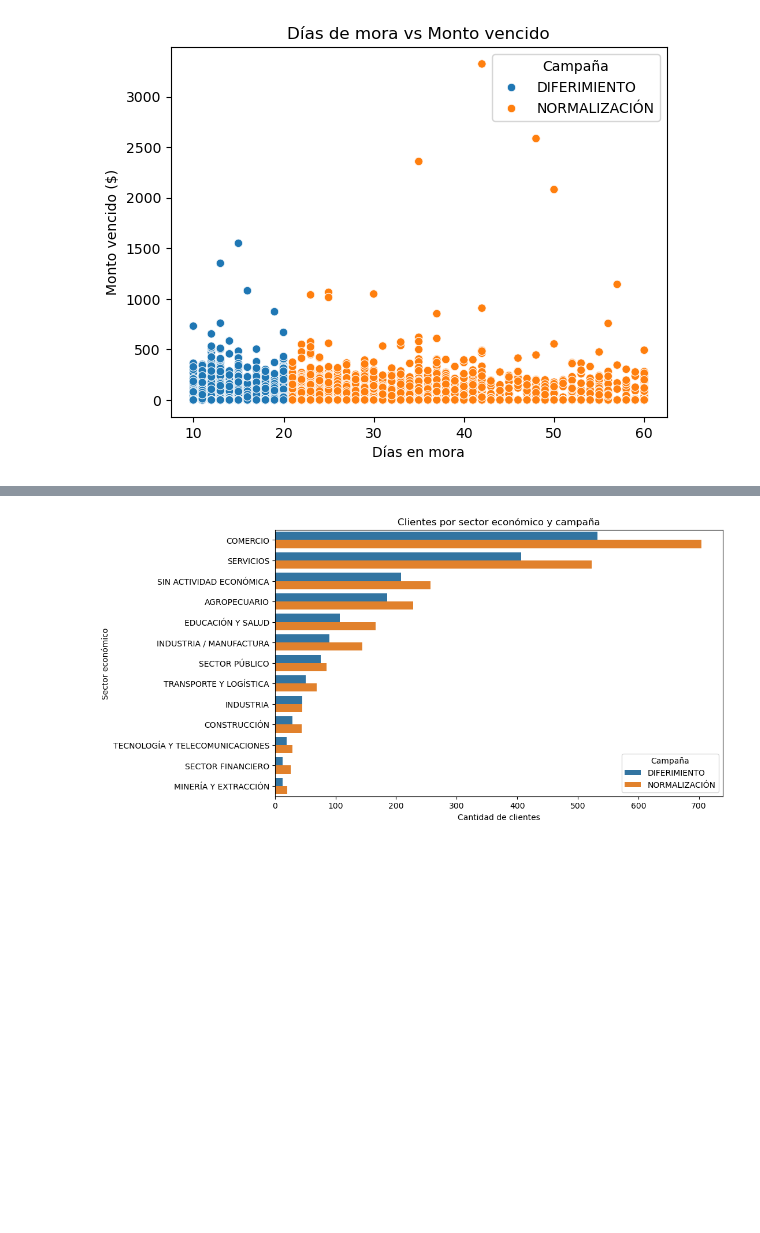
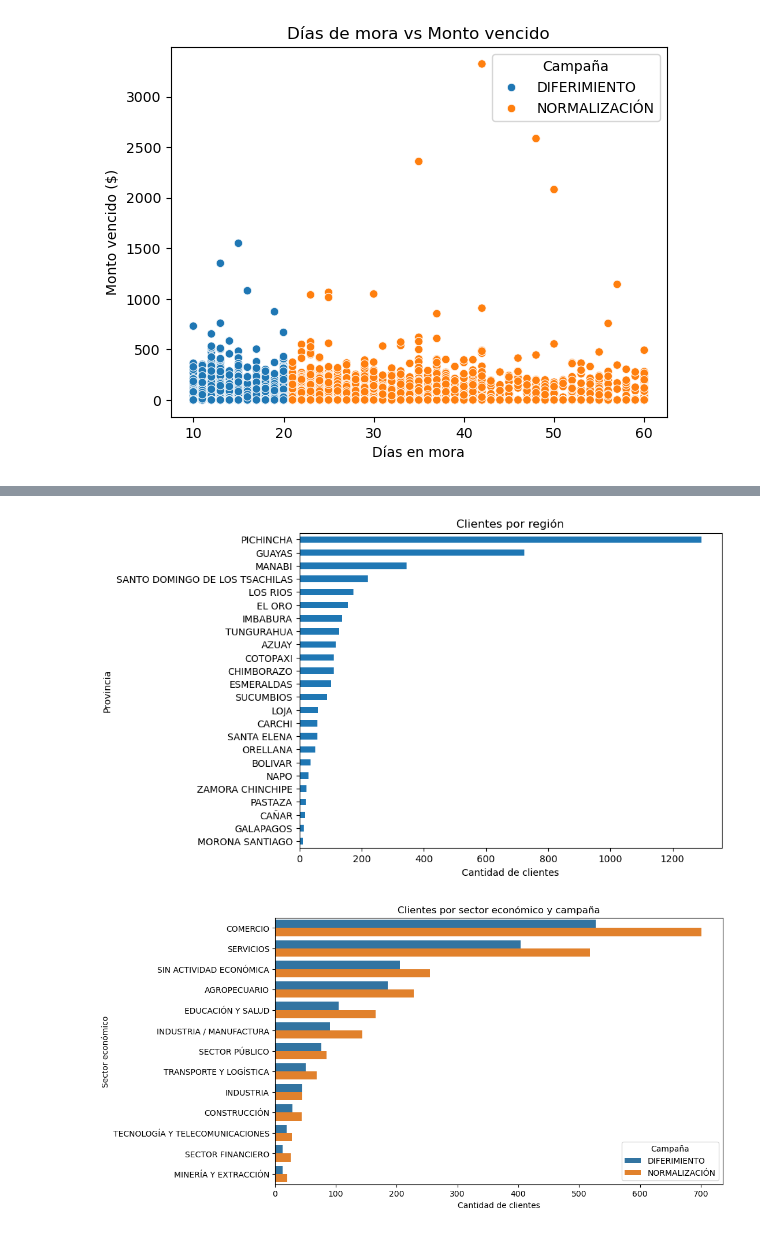
Before and after one commit to carlos-calderon-cabezas/financial-relief-analysis, a Jupyter notebook: analisis_alivio_financiero.ipynb, the cells around one changed output, grey strips where cells are left out. Cells and saved outputs as stored; diff of their text form; code cells hidden in the pictures; blank space fills up the shorter version.

```diff
--- a/analisis_alivio_financiero.ipynb
+++ b/analisis_alivio_financiero.ipynb
@@ -281,3 +289,12 @@ plt.show()
+# %%
+provincia_counts = df_morosidad["provincia_cliente"].value_counts().sort_values()
+provincia_counts.plot(kind="barh", figsize=(8,6))
+plt.title("Clientes por región")
+plt.xlabel("Cantidad de clientes")
+plt.ylabel("Provincia")
+plt.show()
+# %% [output]
+[figure, added]
 # %%
 plt.figure(figsize=(10,6))
 sns.countplot(
```
Also changed, not shown: parts of 8 cells of this notebook.
